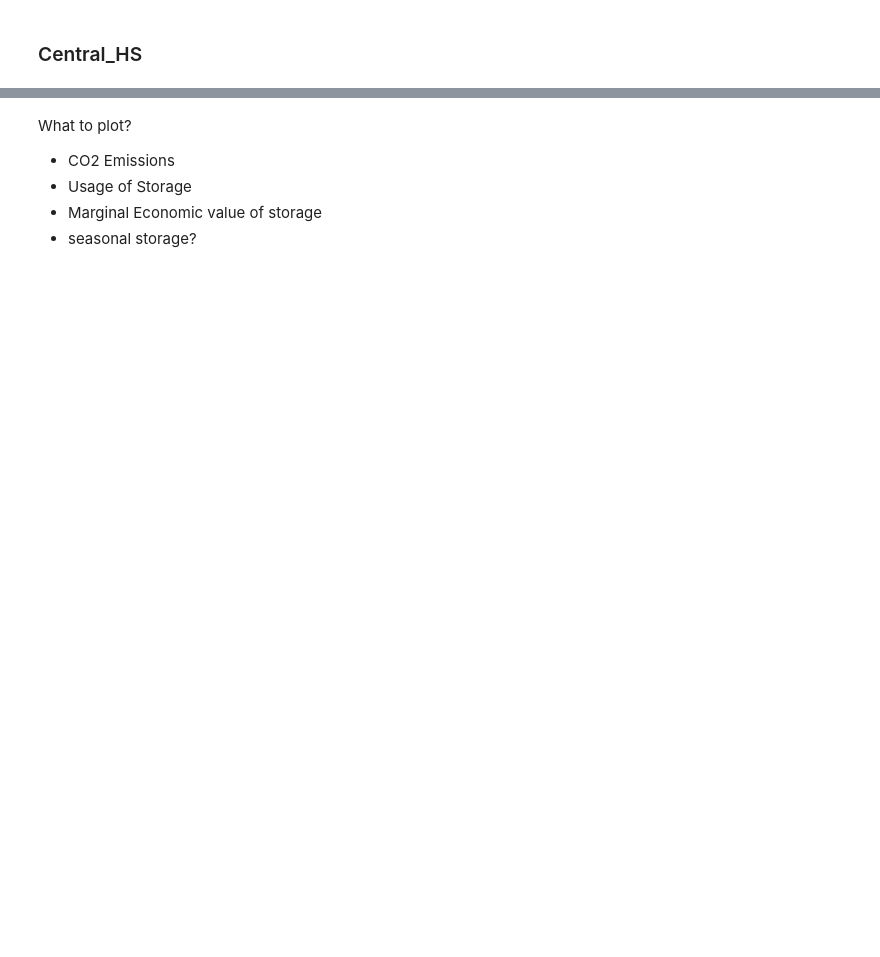
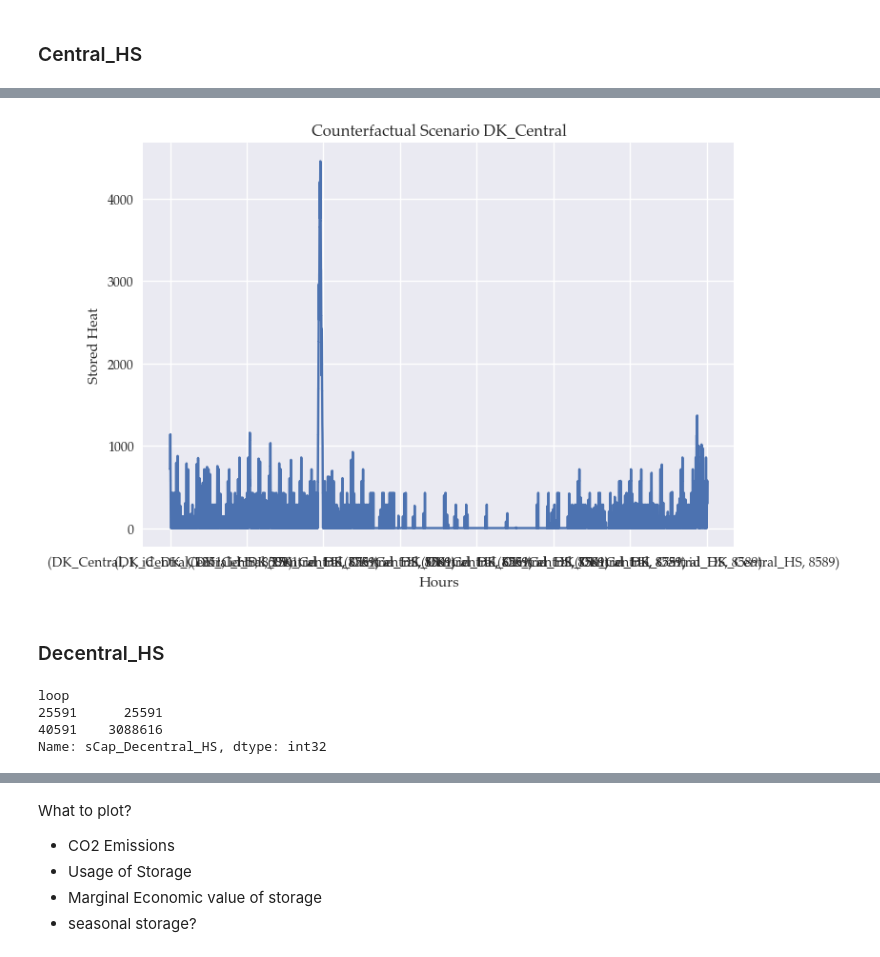
Before and after one commit to marcherger/EnergyEconGroupWork, a Jupyter notebook: Analysis_mBasicPH_storage.ipynb, the cells around one changed output, grey strips where cells are left out. Drawn from its saved outputs; the diff is of its cells as text; code cells hidden in the pictures; blank space fills up the shorter version.

Commit message:
running counterfactual scenarios

```diff
--- a/Analysis_mBasicPH_storage.ipynb
+++ b/Analysis_mBasicPH_storage.ipynb
@@ -239,14 +258,16 @@ In the following, we will run an experiment where we are exogenously increase th
+# %%
+extract = ['marginalSystemCosts_E','marginalSystemCosts_H','stored_H','Welfare','Emissions', 'marginalEconomicValue', 'meanConsumerPrice_E', 'meanConsumerPrice_H']
 # %% [markdown]
 ### Central_HS
 # %%
 # Setting
-E2H = 60.344828 # The "energy storage to power"-ratio/storage duration
-maxcap = base_db['sCap'].values[0]*10
-loop = pd.RangeIndex(start=int(base_db['sCap'].values[0]), stop=int(maxcap), step=1000, name = 'loop')
-v0_GCap = base_db['GeneratingCap_H']['id_DK_Central_HS']
-#vT_GCap = pd.Series(maxcap, index = v0_ECap.index)
-v0_SCap = v0_ECap.mul(E2P)
-#vT_SCap = vT_ECap.mul(E2P)
+E2H = 60.344828 # The "energy storage to heat"-ratio/storage duration
+maxcap_C = base_db['sCap'].values[0]*2
+loop_C = pd.RangeIndex(start=int(base_db['sCap'].values[0]), stop=int(maxcap_C), step=5000, name = 'loop')
+v0_GCap_C = base_db['GeneratingCap_H']['id_DK_Central_HS']
+vT_GCap_C = maxcap_C
+v0_SCap_C = v0_GCap_C*E2H
+vT_SCap_C = vT_GCap_C*E2H
 
-#grid_ECap = adjMultiIndex.addGrid(v0_ECap,vT_ECap,loop,'GeneratingCapacity').astype(int)
-#grid_SCap = adjMultiIndex.addGrid(v0_SCap,vT_SCap,loop,'sCap').astype(int)
+grid_GCap_C = adjMultiIndex.addGrid(v0_GCap_C,vT_GCap_C,loop_C,'GeneratingCapacity_Central_HS').astype(int)
+grid_SCap_C = adjMultiIndex.addGrid(v0_SCap_C,vT_SCap_C,loop_C,'sCap_Central_HS').astype(int)
@@ -264,0 +283,2 @@ Index(['id_DK_Central_HS', 'id_DK_Decentral_HS'], dtype='object', name='id')
+# %%
+solution_C = m.loopSolveExtract(loop_C, [grid_GCap_C, grid_SCap_C], extract)
@@ -264,0 +301,17 @@ Index(['id_DK_Central_HS', 'id_DK_Decentral_HS'], dtype='object', name='id')
+# %%
+subset_solution_C_stored_H = solution_C['stored_H'][solution_C['stored_H'].index.get_level_values('g_H') == 'DK_Central']
+
+# For axis names
+tick_positions = range(0, 8761, 1000)
+
+# Plot the subset DataFrame
+subset_solution_C_stored_H.plot()
+plt.xlabel('Hours')
+plt.ylabel('Stored Heat')
+#plt.xticks(tick_positions, tick_positions)
+plt.title('Counterfactual Scenario DK_Central')
+plt.show()
+# %% [output]
+[figure, added]
+# %% [markdown]
+### Decentral_HS
@@ -264,0 +330,7 @@ Index(['id_DK_Central_HS', 'id_DK_Decentral_HS'], dtype='object', name='id')
+# %%
+grid_SCap_DC
+# %% [output]
+loop
+25591      25591
+40591    3088616
+Name: sCap_Decentral_HS, dtype: int32
```
Also changed, not shown: parts of 12 cells of this notebook.
